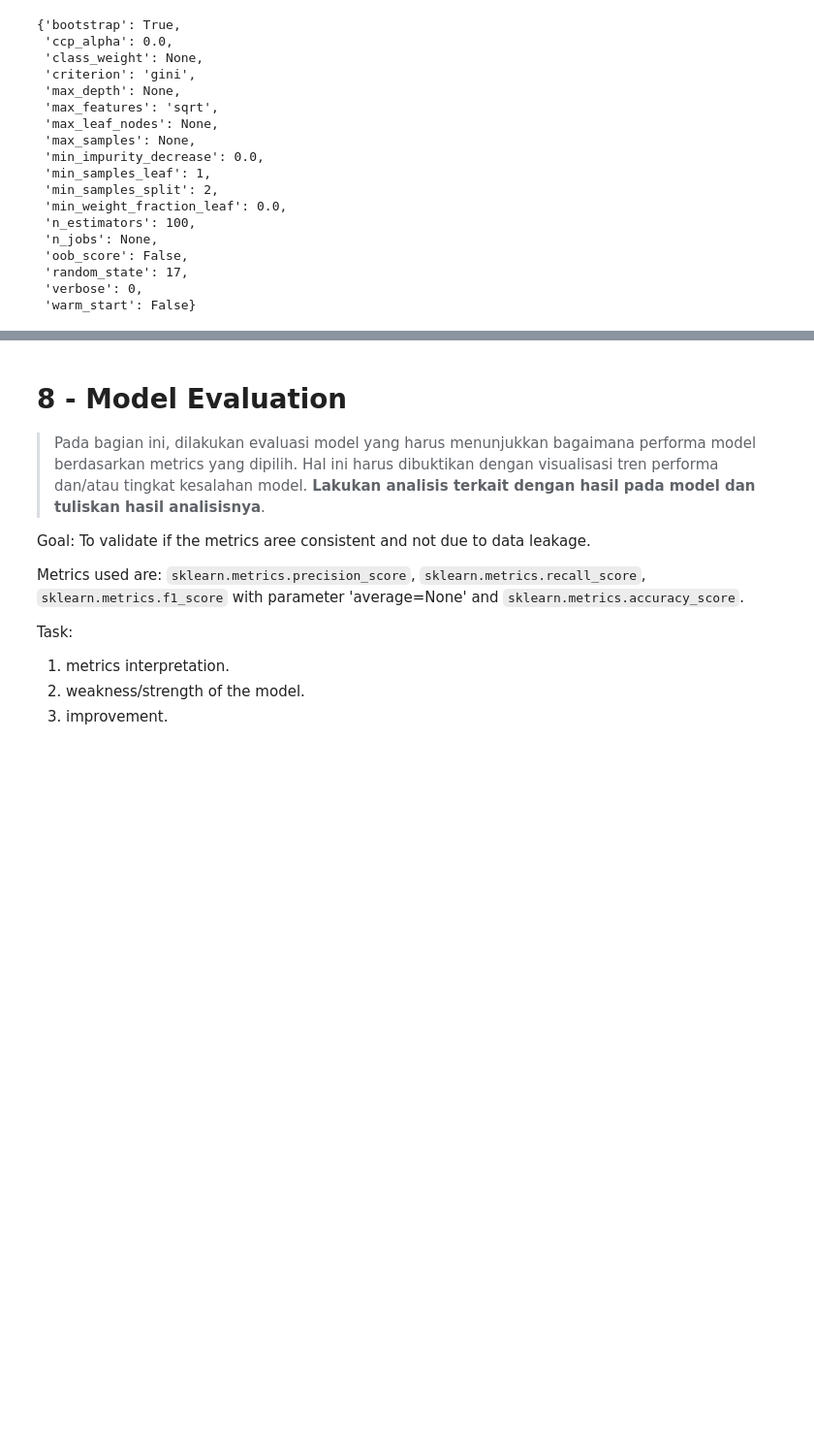
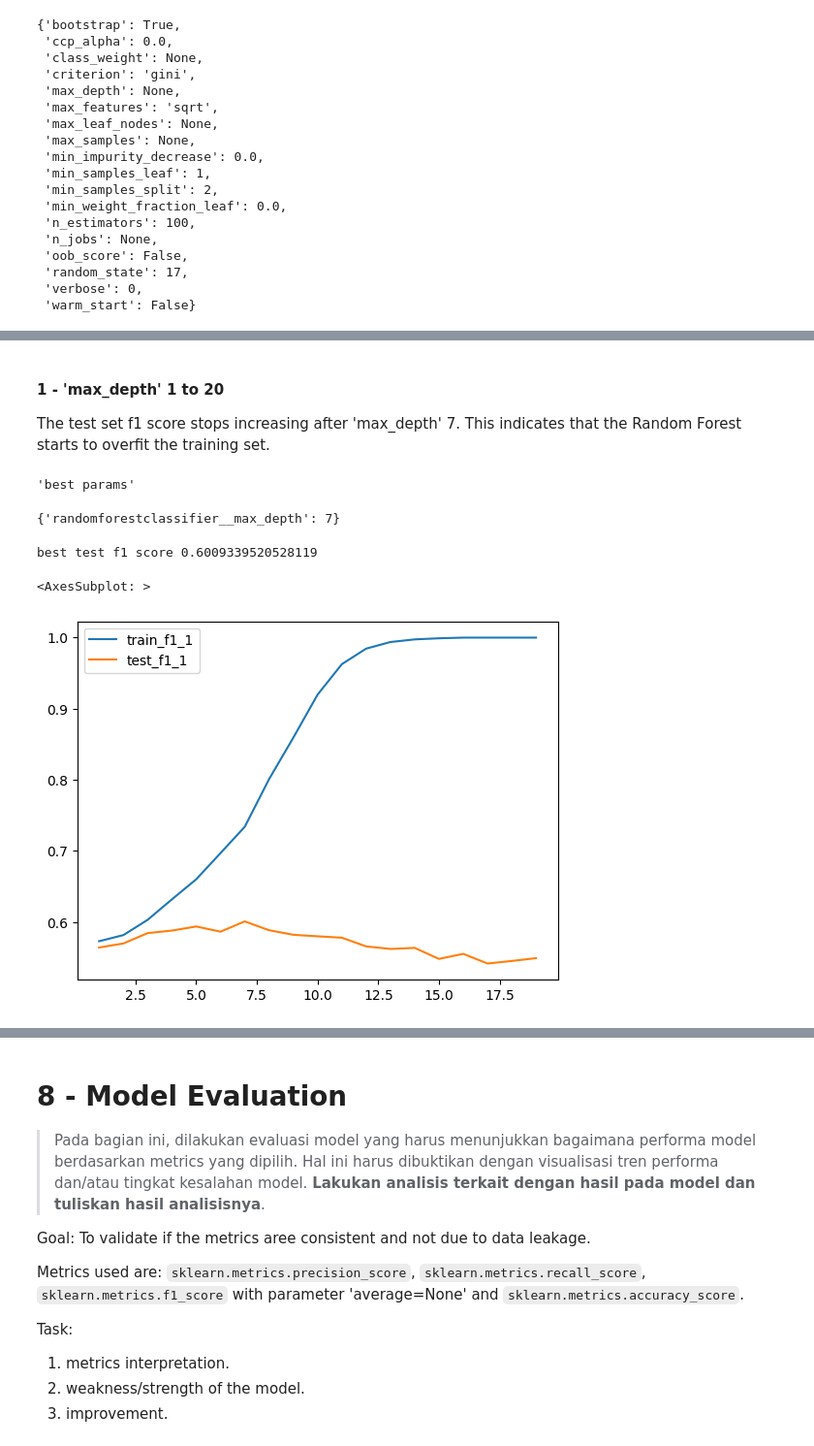
Before and after one commit to jasonrichdarmawan/p1-ml1, a Jupyter notebook: h8dsft_P1M1_jason_rich_darmawan_onggo_putra.ipynb, the cells around one changed output, grey strips where cells are left out. Shown at 97% size. Cells and saved outputs as stored; diff of their text form; code cells hidden in the pictures; blank space fills up the shorter version.

```diff
--- a/h8dsft_P1M1_jason_rich_darmawan_onggo_putra.ipynb
+++ b/h8dsft_P1M1_jason_rich_darmawan_onggo_putra.ipynb
@@ -550,0 +685,16 @@ X_train, X_test, y_train, y_test = train_test_split(X, y,
+# %%
+# drop errors that can't be saved from train set
+X_train.drop(index=X_train.filter(items=errors_drop_miscalculation_index, axis=0).index,
+             inplace=True)
+y_train.drop(index=y_train.filter(items=errors_drop_miscalculation_index, axis=0).index,
+             inplace=True)
+
+X_train.drop(index=X_train.filter(items=errors_drop_mislabel_duly_paid_index, axis=0).index,
+             inplace=True)
+y_train.drop(index=y_train.filter(items=errors_drop_mislabel_duly_paid_index, axis=0).index,
+             inplace=True)
+
+X_train.drop(index=X_train.filter(items=errors_drop_mislabel_no_consumption_index, axis=0).index,
+             inplace=True)
+y_train.drop(index=y_train.filter(items=errors_drop_mislabel_no_consumption_index, axis=0).index,
+             inplace=True)
@@ -764,8 +946,6 @@ ordinal_transformer_v2 = Pipeline(
     steps=[
         ('imputer', SimpleImputer(strategy="most_frequent")),
         ('encoder', OrdinalEncoder(categories=[
-                                    type_pay0_pay6.categories,
-                                    type_pay0_pay6.categories,
                                     type_pay0_pay6.categories,
                                     type_pay0_pay6.categories
                                    ],
@@ -1034,0 +1256,33 @@ rf_clf_default.named_steps['randomforestclassifier'].get_params()
+# %% [markdown]
+#### 1 - 'max_depth' 1 to 20
+
+The test set f1 score stops increasing after 'max_depth' 7. This indicates that the Random Forest starts to overfit the training set.
+# %%
+# model definition
+rf_cv = GridSearchCV(estimator=rf_clf_default,
+                     scoring=scoring,
+                     refit="f1",
+                     return_train_score=True,
+                     param_grid={
+                        'randomforestclassifier__max_depth': np.arange(start=1,stop=20,step=1),
+                     },
+                     n_jobs=-1)
+
+# ignore OneHotEncoder warning about unkonwn categories
+with warnings.catch_warnings():
+    warnings.simplefilter(action="ignore", category=UserWarning)
+    rf_cv.fit(X=X_train, y=y_train)
+
+display("best params", rf_cv.best_params_)
+print("best test f1 score", rf_cv.best_score_)
+
+sns.lineplot(x=rf_cv.cv_results_['param_randomforestclassifier__max_depth'],
+             y=rf_cv.cv_results_['mean_train_f1'], label="train_f1_1")
+sns.lineplot(x=rf_cv.cv_results_['param_randomforestclassifier__max_depth'],
+             y=rf_cv.cv_results_['mean_test_f1'], label="test_f1_1")
+# %% [output]
+'best params'
+{'randomforestclassifier__max_depth': 7}
+best test f1 score 0.6009339520528119
+<AxesSubplot: >
+[figure, added]
```
Also changed, not shown: parts of 78 cells of this notebook, 3 other files.
